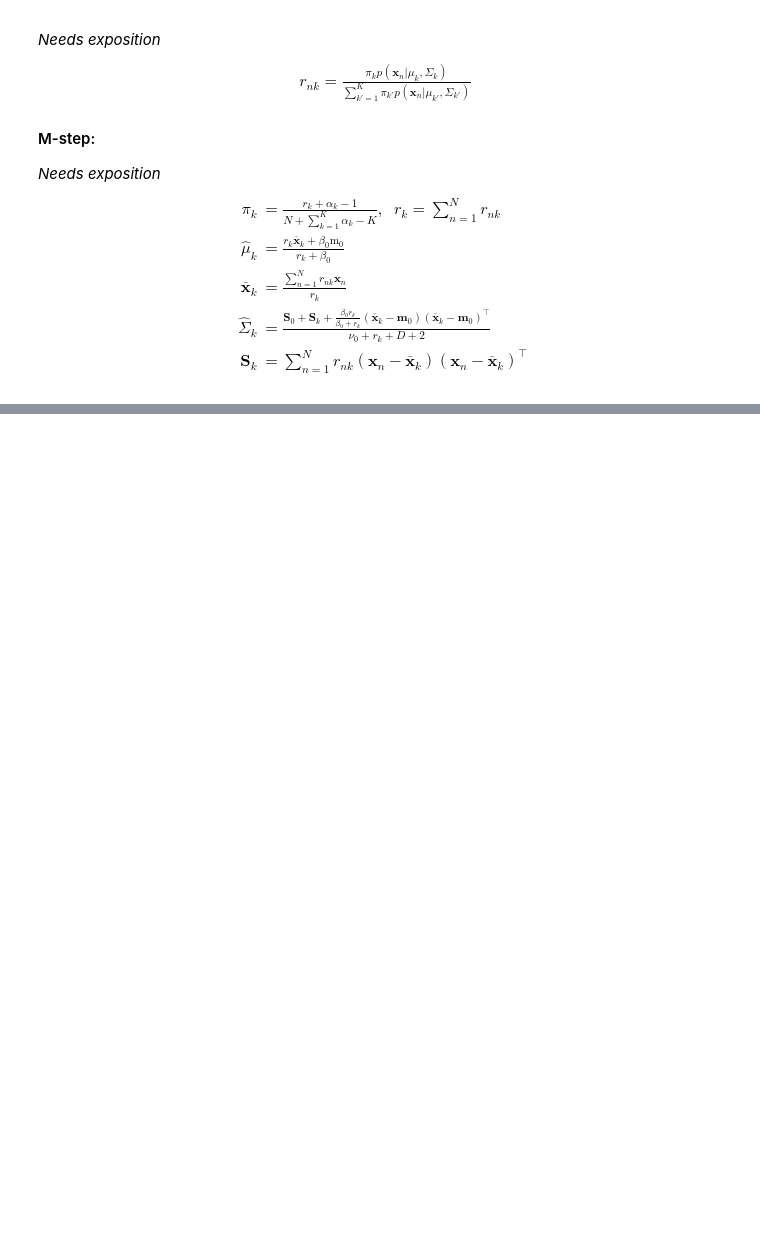
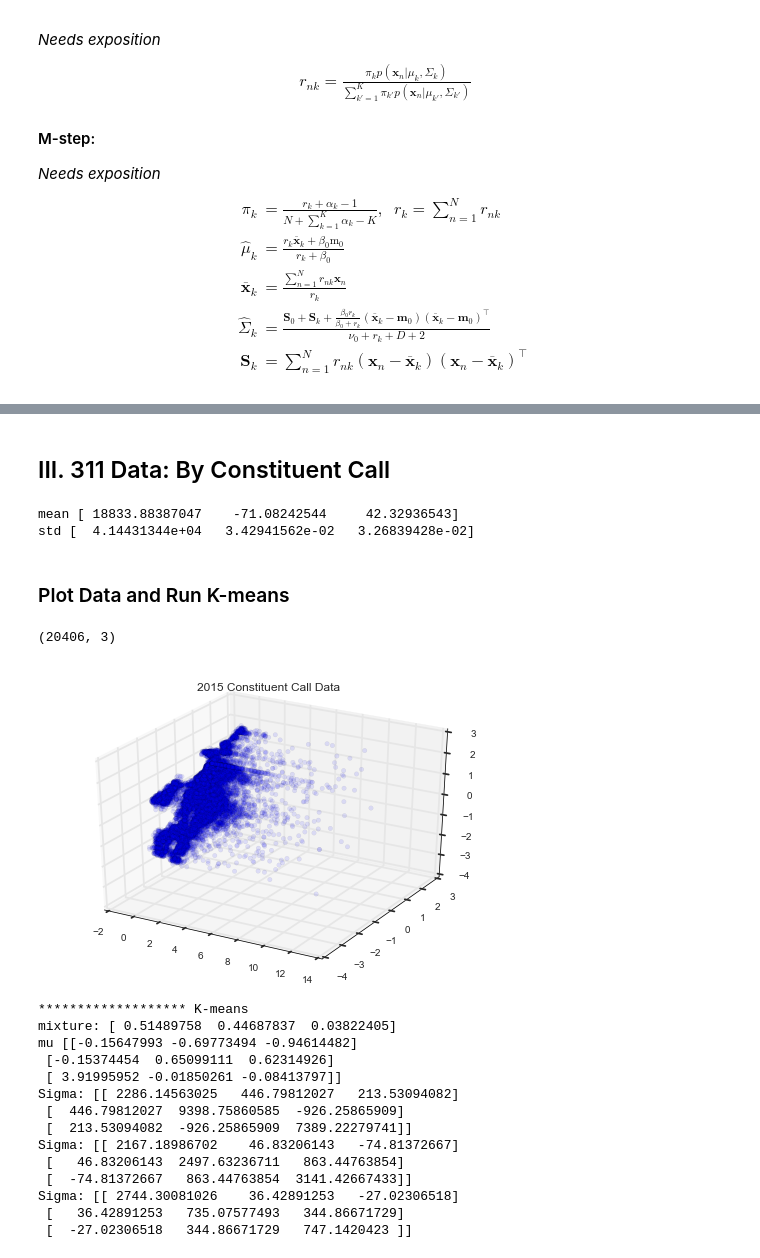
Before and after one commit to onefishy/Boston311, a Jupyter notebook: Code/EM for MLE and MAP.ipynb, the cells around one changed output, grey strips where cells are left out. Cells and saved outputs as stored; diff of their text form; code cells hidden in the pictures; blank space fills up the shorter version.

```diff
--- a/Code/EM for MLE and MAP.ipynb
+++ b/Code/EM for MLE and MAP.ipynb
@@ -681,0 +579,76 @@ plt.show()
+# %% [markdown]
+## III. 311 Data: By Constituent Call
+# %%
+########################################
+########################################
+#####     Standardizing Data       #####
+########################################
+########################################
+
+call_data = real_data('January 01, 2015 12:00AM', 'January 01, 2016 12:00AM',
+                 'Constituent Call', 'OPEN_DT', random=True)[::5, :]
+app_data = real_data('January 01, 2015 12:00AM', 'January 01, 2016 12:00AM',
+                 'Citizens Connect App', 'OPEN_DT', random=True)[::2, :]
+
+data = np.vstack((call_data, app_data))
+mean = data.mean(axis=0)
+std = data.std(axis=0)
+print 'mean', mean
+print 'std', std
+
+for d in range(D):
+    call_data[:, d] = (call_data[:, d] - mean[d]) / std[d]
+    app_data[:, d] = (app_data[:, d] - mean[d]) / std[d]
+# %% [output]
+mean [ 18833.88387047    -71.08242544     42.32936543]
+std [  4.14431344e+04   3.42941562e-02   3.26839428e-02]
+# %% [markdown]
+### Plot Data and Run K-means
+# %%
+########################################
+########################################
+#####     Run on call data         #####
+########################################
+########################################
+data = call_data
+print data.shape
+
+fig = plt.figure()
+ax = fig.add_subplot(111, projection='3d')
+
+plt.title('2015 Constituent Call Data')
+
+
+ax.scatter(data[:, 0], data[:, 1], data[:, 2], c='b', alpha=0.1)
+plt.show()
+
+#---------------- K-means initialization for MLE ----------------#
+N = data.shape[0] #number of observations
+K = 3 #number of components
+D = data.shape[1] #number of features per observation
+
+pi, mu, Sigma = k_means(N, D, K, data)
+
+print '******************* K-means'
+print 'mixture:', pi
+print 'mu', mu
+print 'Sigma:', Sigma[0]
+print 'Sigma:', Sigma[1]
+print 'Sigma:', Sigma[2]
+# %% [output]
+(20406, 3)
+[figure, added]
+******************* K-means
+mixture: [ 0.51489758  0.44687837  0.03822405]
+mu [[-0.15647993 -0.69773494 -0.94614482]
+ [-0.15374454  0.65099111  0.62314926]
+ [ 3.91995952 -0.01850261 -0.08413797]]
+Sigma: [[ 2286.14563025   446.79812027   213.53094082]
+ [  446.79812027  9398.75860585  -926.25865909]
+ [  213.53094082  -926.25865909  7389.22279741]]
+Sigma: [[ 2167.18986702    46.83206143   -74.81372667]
+ [   46.83206143  2497.63236711   863.44763854]
+ [  -74.81372667   863.44763854  3141.42667433]]
+Sigma: [[ 2744.30081026    36.42891253   -27.02306518]
+ [   36.42891253   735.07577493   344.86671729]
+ [  -27.02306518   344.86671729   747.1420423 ]]
```
Also changed, not shown: parts of 42 cells of this notebook, 1 other file.
